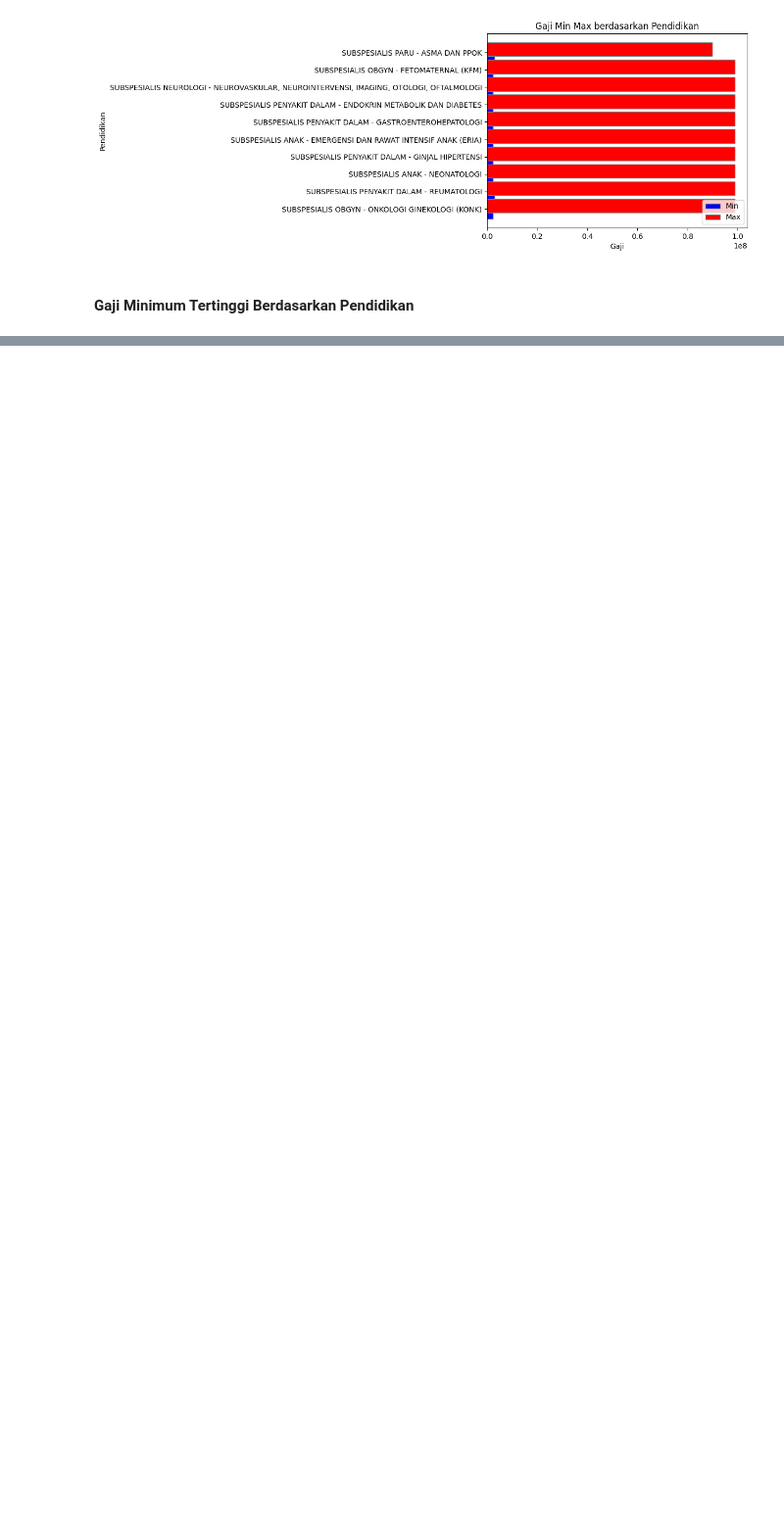
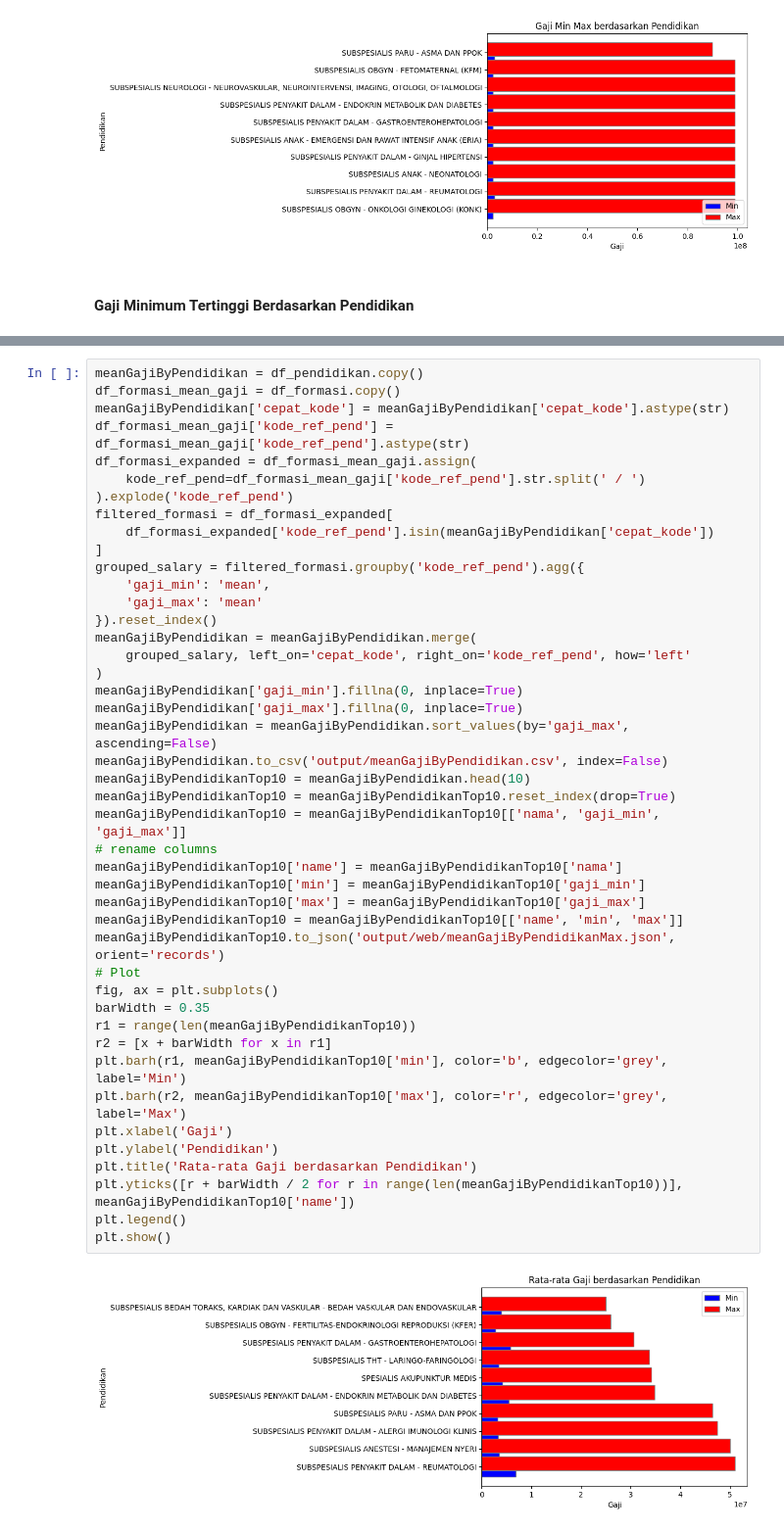
Before and after one commit to nubisub/casn2024-analytic, a Jupyter notebook: main.ipynb, the cells around one changed output, grey strips where cells are left out. Shown at 98% size. Cells and saved outputs as stored; diff of their text form; blank space fills up the shorter version.

```diff
--- a/main.ipynb
+++ b/main.ipynb
@@ -254,0 +333,46 @@ plt.show()
+# %%
+meanGajiByPendidikan = df_pendidikan.copy()
+df_formasi_mean_gaji = df_formasi.copy()
+meanGajiByPendidikan['cepat_kode'] = meanGajiByPendidikan['cepat_kode'].astype(str)
+df_formasi_mean_gaji['kode_ref_pend'] = df_formasi_mean_gaji['kode_ref_pend'].astype(str)
+df_formasi_expanded = df_formasi_mean_gaji.assign(
+    kode_ref_pend=df_formasi_mean_gaji['kode_ref_pend'].str.split(' / ')
+).explode('kode_ref_pend')
+filtered_formasi = df_formasi_expanded[
+    df_formasi_expanded['kode_ref_pend'].isin(meanGajiByPendidikan['cepat_kode'])
+]
+grouped_salary = filtered_formasi.groupby('kode_ref_pend').agg({
+    'gaji_min': 'mean',
+    'gaji_max': 'mean'
+}).reset_index()
+meanGajiByPendidikan = meanGajiByPendidikan.merge(
+    grouped_salary, left_on='cepat_kode', right_on='kode_ref_pend', how='left'
+)
+meanGajiByPendidikan['gaji_min'].fillna(0, inplace=True)
+meanGajiByPendidikan['gaji_max'].fillna(0, inplace=True)
+meanGajiByPendidikan = meanGajiByPendidikan.sort_values(by='gaji_max', ascending=False)
+meanGajiByPendidikan.to_csv('output/meanGajiByPendidikan.csv', index=False)
+meanGajiByPendidikanTop10 = meanGajiByPendidikan.head(10)
+meanGajiByPendidikanTop10 = meanGajiByPendidikanTop10.reset_index(drop=True)
+meanGajiByPendidikanTop10 = meanGajiByPendidikanTop10[['nama', 'gaji_min', 'gaji_max']]
+# rename columns
+meanGajiByPendidikanTop10['name'] = meanGajiByPendidikanTop10['nama']
+meanGajiByPendidikanTop10['min'] = meanGajiByPendidikanTop10['gaji_min']
+meanGajiByPendidikanTop10['max'] = meanGajiByPendidikanTop10['gaji_max']
+meanGajiByPendidikanTop10 = meanGajiByPendidikanTop10[['name', 'min', 'max']]
+meanGajiByPendidikanTop10.to_json('output/web/meanGajiByPendidikanMax.json', orient='records')
+# Plot
+fig, ax = plt.subplots()
+barWidth = 0.35
+r1 = range(len(meanGajiByPendidikanTop10))
+r2 = [x + barWidth for x in r1]
+plt.barh(r1, meanGajiByPendidikanTop10['min'], color='b', edgecolor='grey', label='Min')
+plt.barh(r2, meanGajiByPendidikanTop10['max'], color='r', edgecolor='grey', label='Max')
+plt.xlabel('Gaji')
+plt.ylabel('Pendidikan')
+plt.title('Rata-rata Gaji berdasarkan Pendidikan')
+plt.yticks([r + barWidth / 2 for r in range(len(meanGajiByPendidikanTop10))], meanGajiByPendidikanTop10['name'])
+plt.legend()
+plt.show()
+# %% [output]
+[figure, added]
```
Also changed, not shown: parts of 21 cells of this notebook, 13 other files.
